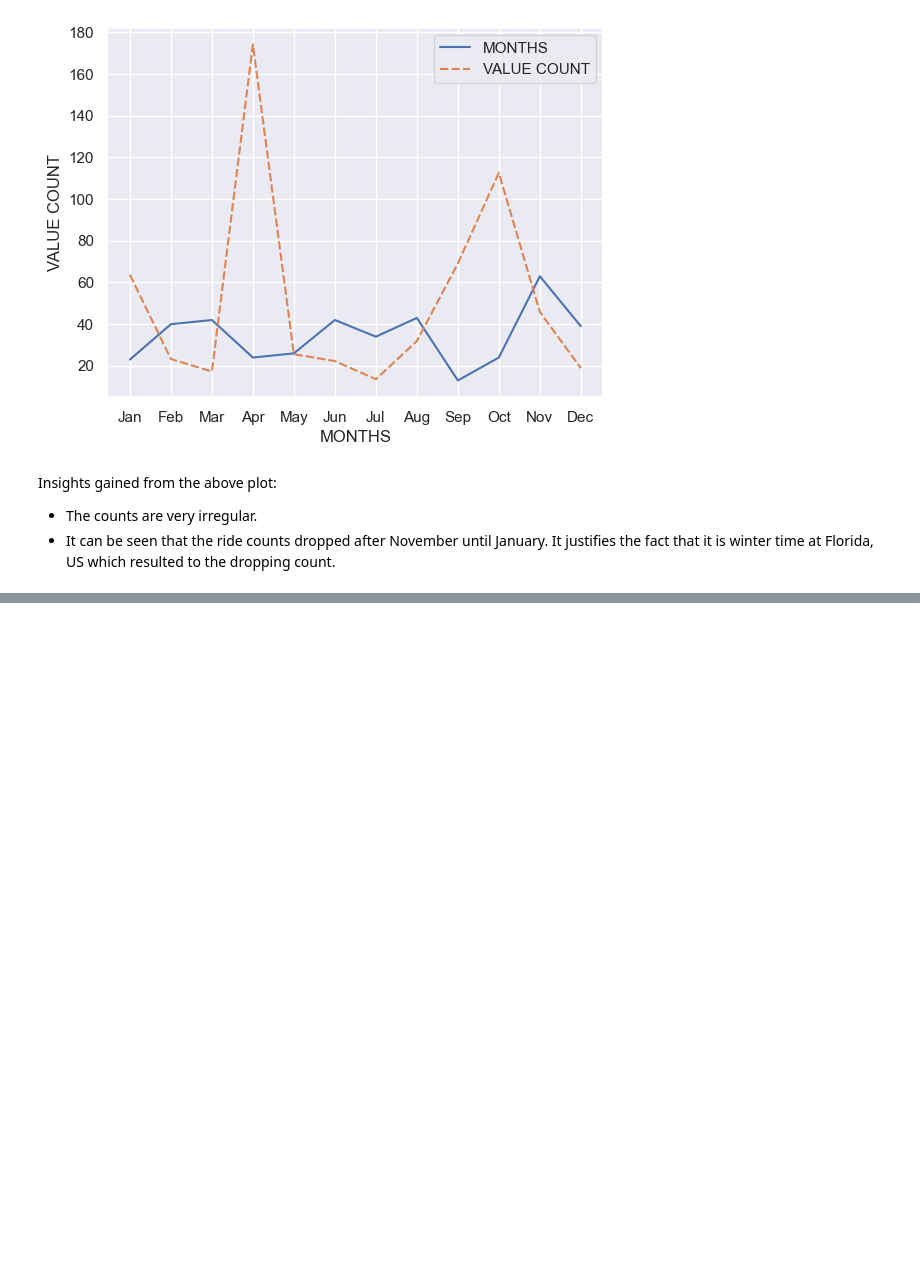
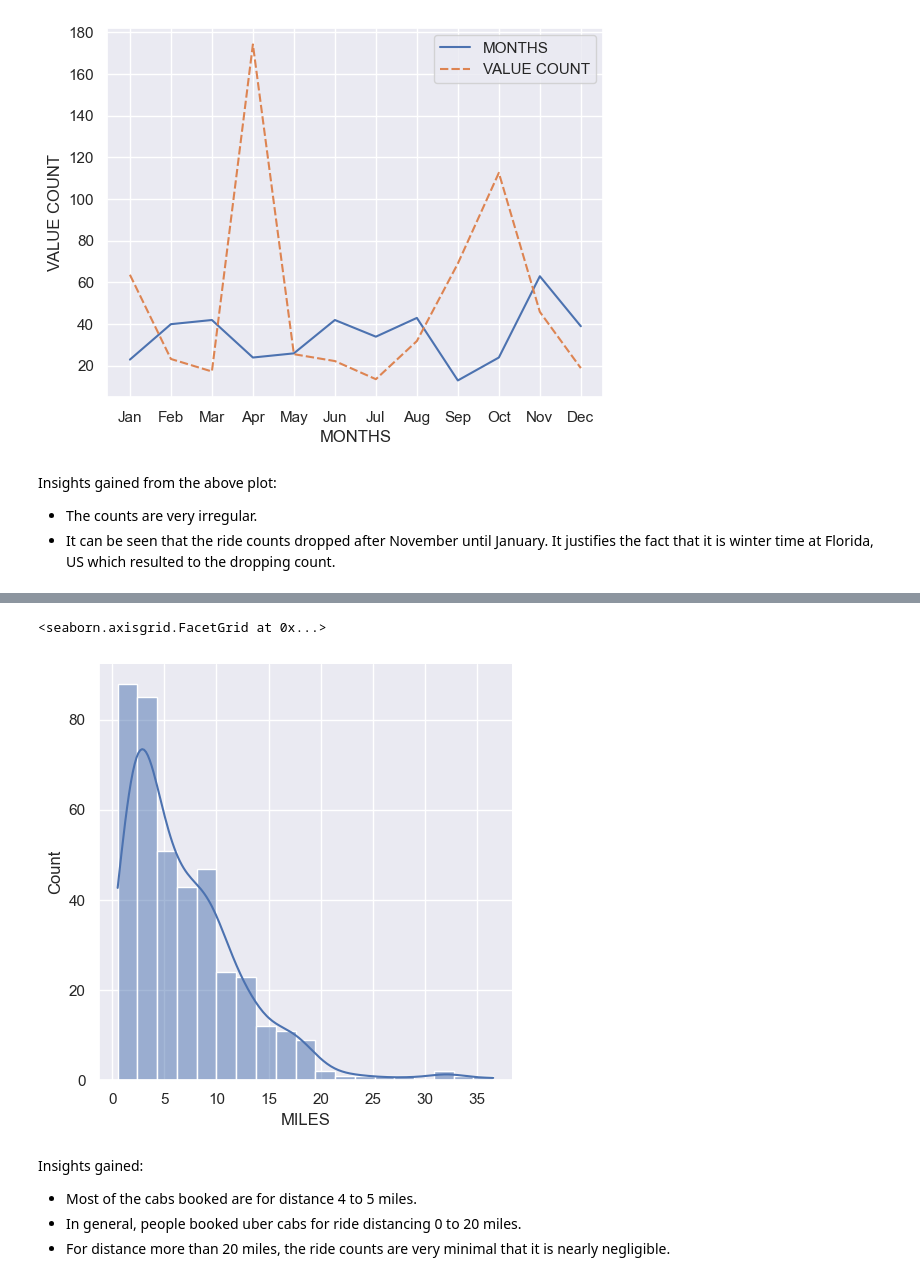
Before and after one commit to harizzzzz/Uber-Ride-Analysis, a Jupyter notebook: uber-rides-EDA.ipynb, the cells around one changed output, grey strips where cells are left out. Cells and saved outputs as stored; diff of their text form; code cells hidden in the pictures; blank space fills up the shorter version.

```diff
--- a/uber-rides-EDA.ipynb
+++ b/uber-rides-EDA.ipynb
@@ -290,0 +345,13 @@ Insights gained from the above plot:
+# %%
+# to get better understanding, lets try distplot
+# for values less than 40 miles.
+
+sns.displot(dataset[dataset['MILES']<40]['MILES'],kde=True)
+# %% [output]
+<seaborn.axisgrid.FacetGrid at 0x...>
+[figure, added]
+# %% [markdown]
+Insights gained:
+- Most of the cabs booked are for distance 4 to 5 miles.
+- In general, people booked uber cabs for ride distancing 0 to 20 miles.
+- For distance more than 20 miles, the ride counts are very minimal that it is nearly negligible.
```
Also changed, not shown: parts of 4 cells of this notebook.
